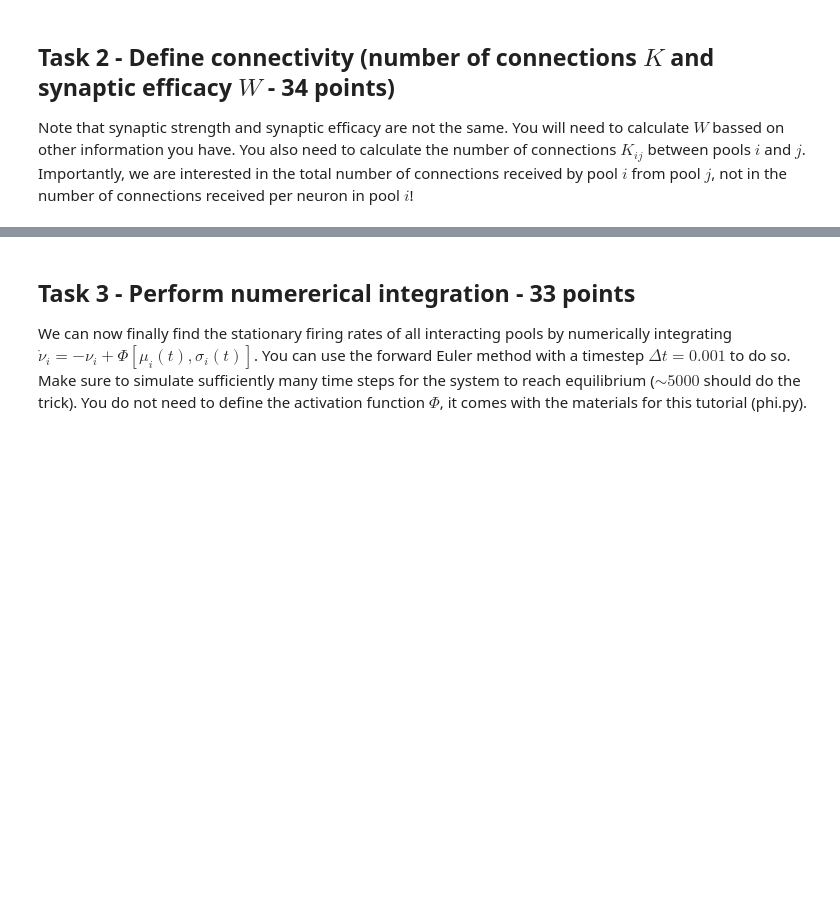
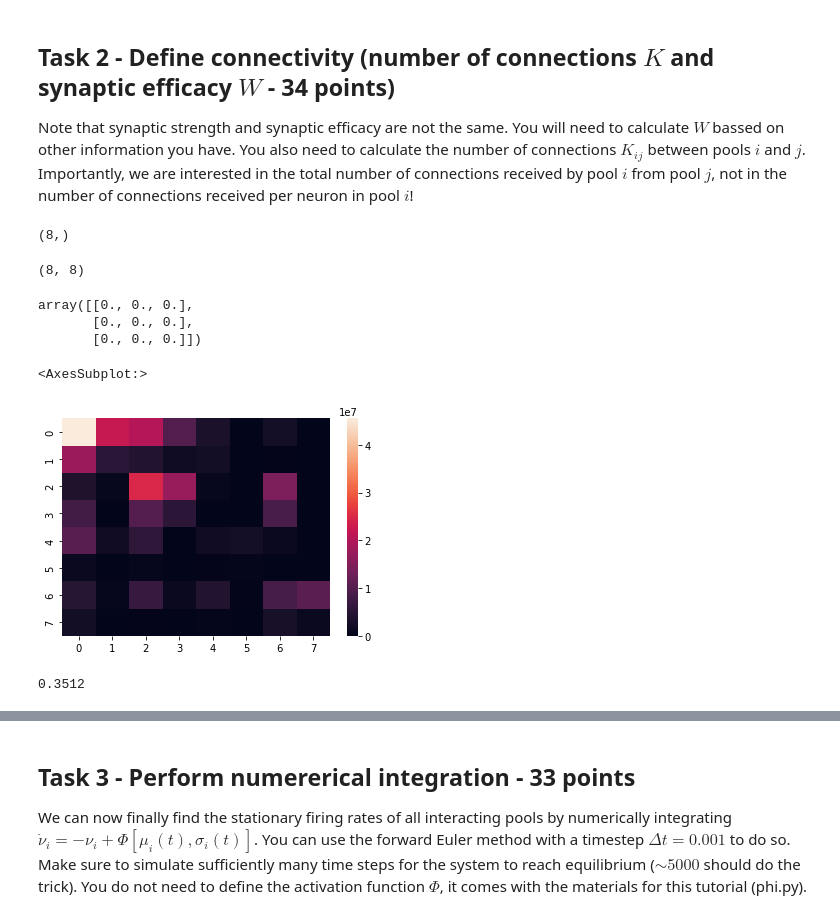
Before and after one commit to yvarhulshof/W4_yvarhulshof, a Jupyter notebook: Session04.ipynb, the cells around one changed output, grey strips where cells are left out. Saved outputs shown, nothing was run; the diff lists cells and outputs as text; code cells hidden in the pictures; blank space fills up the shorter version.

```diff
--- a/Session04.ipynb
+++ b/Session04.ipynb
@@ -79,6 +82,32 @@ nu_ext = 8  # firing rate per connection (Hz)
 # %% [markdown]
 ## Task 2 - Define connectivity (number of connections $K$ and synaptic efficacy $W$ - 34 points)
 Note that synaptic strength and synaptic efficacy are not the same. You will need to calculate $W$ bassed on other information you have. You also need to calculate the number of connections $K_{ij}$ between pools $i$ and $j$. Importantly, we are interested in the total number of connections received by pool $i$ from pool $j$, not in the number of connections received per neuron in pool $i$!
+# %%
+N.shape
+# %% [output]
+(8,)
+# %%
+P.shape
+# %% [output]
+(8, 8)
+# %%
+a = np.zeros((3,3,))
+a
+# %% [output]
+array([[0., 0., 0.],
+       [0., 0., 0.],
+       [0., 0., 0.]])
+# %%
+K = np.zeros((8,8,))
+for i in range(8):
+    for j in range(8):
+        K_ij = np.log(1-P[i,j])/np.log(1-(1/(N[j]*N[i])))
+        K[i,j] = K_ij
+# %%
+sns.heatmap(K)
+# %% [output]
+<AxesSubplot:>
+[figure, added]
 # %%
 N = np.array(    # number of neurons
     [20683, 5834, 21915, 5479, 4850, 1065, 14395, 2948])
@@ -99,3 +129,7 @@ W_inh = # ? mV
 
 W_ext = W_exc                        # external input (excitatory)
 W_rec = np.tile([W_exc,W_inh],[8,4]) # recurrent synaptic connectivity matrix
+# %%
+W_exc
+# %% [output]
+0.3512
```
Also changed, not shown: parts of 31 cells of this notebook.
